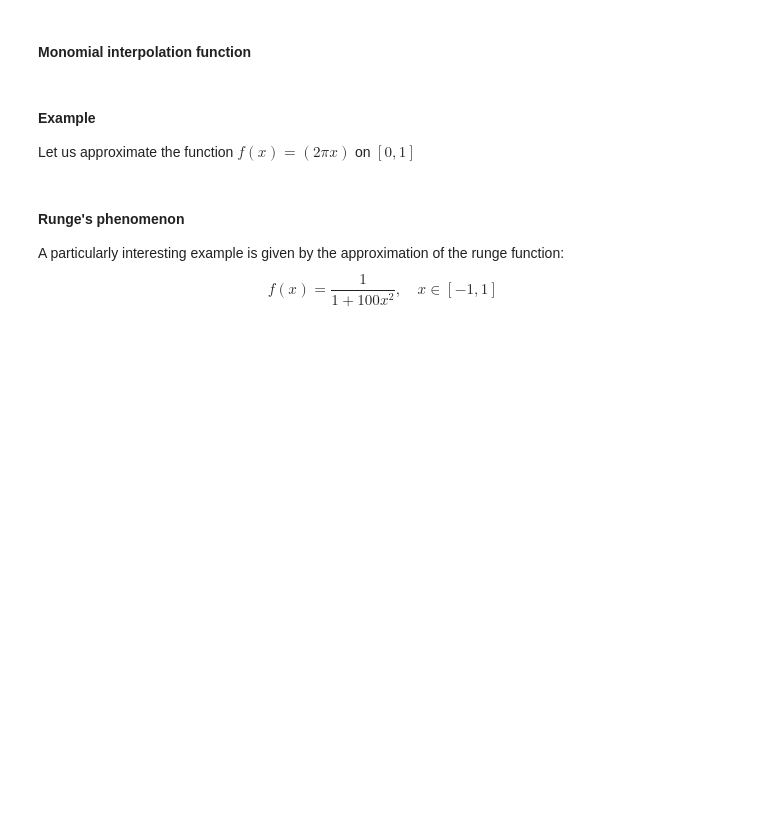
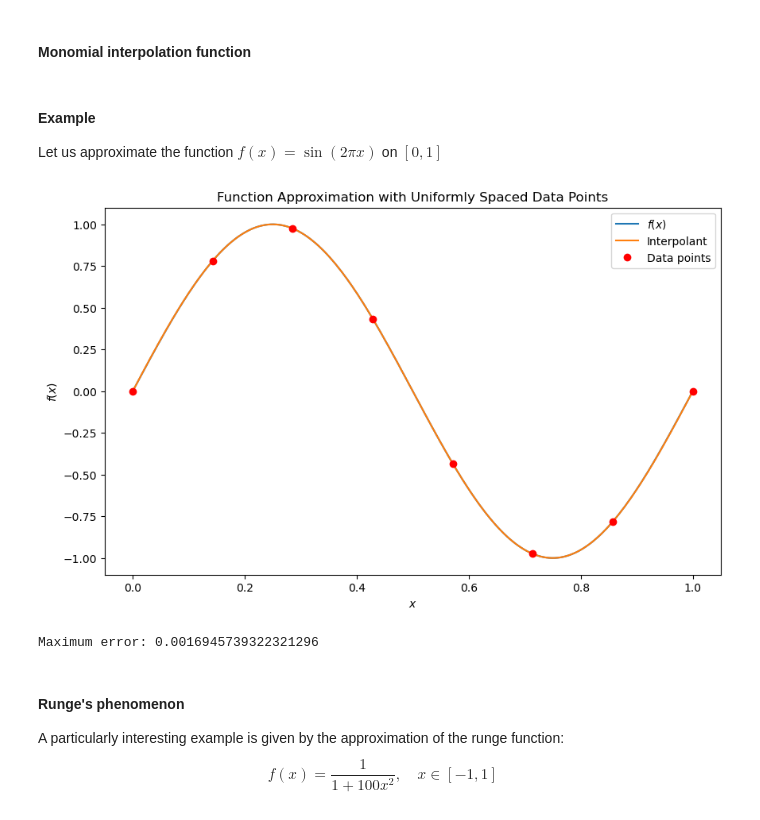
Before and after one commit to arielsboiardi/numerical_analysis_2024-2025, a Jupyter notebook: material/20241119-AB-Es_Interpolation.ipynb, the cells around one changed output. Drawn from its saved outputs; the diff is of its cells as text; code cells hidden in the pictures; blank space fills up the shorter version.

```diff
--- a/material/20241119-AB-Es_Interpolation.ipynb
+++ b/material/20241119-AB-Es_Interpolation.ipynb
@@ -140,42 +160,45 @@ def monomial_interp(X, Y, x):
 	Compute the interpolant of the data (X, Y) evaluated at x by monomial interpolation.
 	"""
 	n = len(X) - 1
-	A = np.vander(X, increasing=True)
+	A = myVander(X)
 	c = np.linalg.solve(A, Y)
-	B = np.array([[monomial_basis(j, x[i]) for j in range(n+1)] for i in range(len(x))])
+	B = np.array([monomial_basis(j, x) for j in range(n+1)])
 
-	return B@c,A
+	return B.transpose()@c,A
 # %% [markdown]
 #### Example
-Let us approximate the function $f(x)=(2\pi x)$ on $[0,1]$
+Let us approximate the function $f(x)=\sin(2\pi x)$ on $[0,1]$
 # %%
 # Define the function to approximate
 def f(x):
 	return np.sin(2*np.pi*x)
 
 # Generate uniformly spaced data points in [0, 1]
-n = 5
+n = 7
 X = np.linspace(0, 1, n + 1)
 x = np.linspace(X[0], X[-1], 200)
 Y = f(X)
 
 # Evaluate the interpolant
 p,A = monomial_interp(X, Y, x)
 
 # Plot the function and the data points
 fig, ax = plt.subplots(figsize=(10, 6))
 ax.plot(x, f(x), label='$f(x)$')
 ax.plot(x, p, label='Interpolant')
 ax.plot(X, Y, 'ro', label='Data points')
 ax.legend()
 ax.set_title('Function Approximation with Uniformly Spaced Data Points')
 ax.set_xlabel('$x$')
 ax.set_ylabel('$f(x)$')
 plt.show()
 
 # Compute the error
 error = abs(f(x) - p)
 print(f'Maximum error: {max(error)}')
+# %% [output]
+[figure, added]
+Maximum error: 0.0016945739322321296
 # %% [markdown]
 #### Runge's phenomenon
 A particularly interesting example is given by the approximation of the runge function:
```
Also changed, not shown: parts of 32 cells of this notebook.
